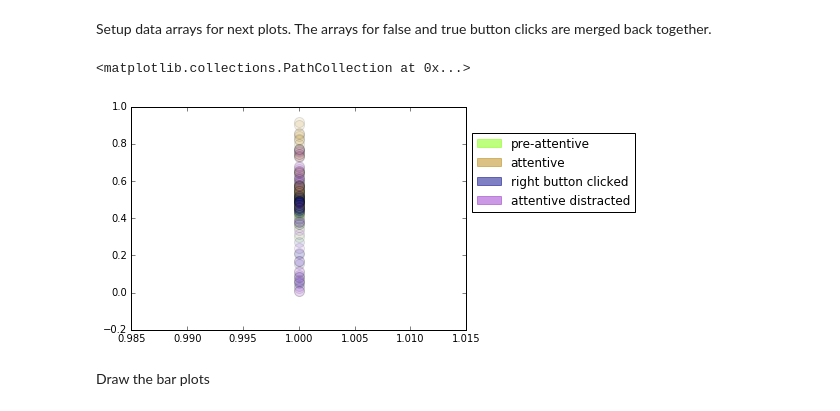
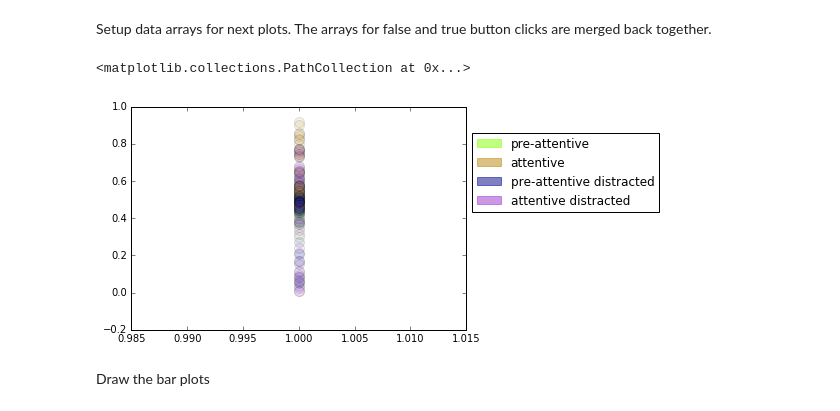
Before and after one commit to MaxSchu/ITT_SS16, a Jupyter notebook: Assignment3/reaction_time_experiment.ipynb, the cells around one changed output. Saved outputs shown, nothing was run; the diff lists cells and outputs as text; code cells hidden in the pictures.

```diff
--- a/Assignment3/reaction_time_experiment.ipynb
+++ b/Assignment3/reaction_time_experiment.ipynb
@@ -106,18 +106,18 @@ attentive_distr = concatenate((attentive_distr, attentive_distr_false), axis = 0
 # %%
 #setup legend, x-axis, y-axis
 green_patch = m_patches.Patch(color = "#7fff00", label = 'pre-attentive', alpha = 0.5)
 brown_patch = m_patches.Patch(color = "#b8860b", label = 'attentive', alpha = 0.5)
-blue_patch = m_patches.Patch(color = "#00008b", label = 'right button clicked', alpha = 0.5)
+blue_patch = m_patches.Patch(color = "#00008b", label = 'pre-attentive distracted', alpha = 0.5)
 violett_patch = m_patches.Patch(color = "#9932cc", label = 'attentive distracted', alpha = 0.5)
 legend(handles = [green_patch, brown_patch, blue_patch, violett_patch], loc='lower left', bbox_to_anchor=(1, 0.5))
 
 scatter([1]*len(pre_attentive), pre_attentive, s=100, alpha=0.1, c = "#7fff00")
 scatter([1]*len(attentive), attentive, s=100, alpha=0.1, c= "#b8860b")
 scatter([1]*len(pre_attentive_distr), pre_attentive_distr, s=100, alpha=0.1, c = "#00008b")
 scatter([1]*len(attentive_distr), attentive_distr, s=100, alpha=0.1, c="#9932cc")
 # %% [output]
 <matplotlib.collections.PathCollection at 0x...>
-[figure, old version]
+[figure, new version]
 # %% [markdown]
 Draw the bar plots
 # %%
```
Also changed, not shown: parts of 2 cells of this notebook.
